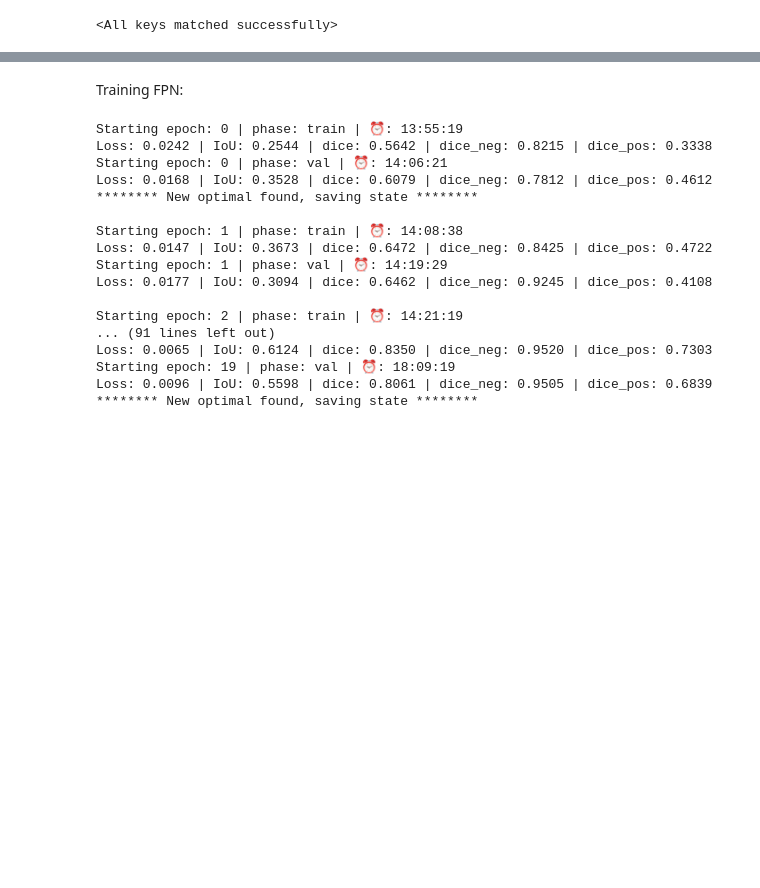
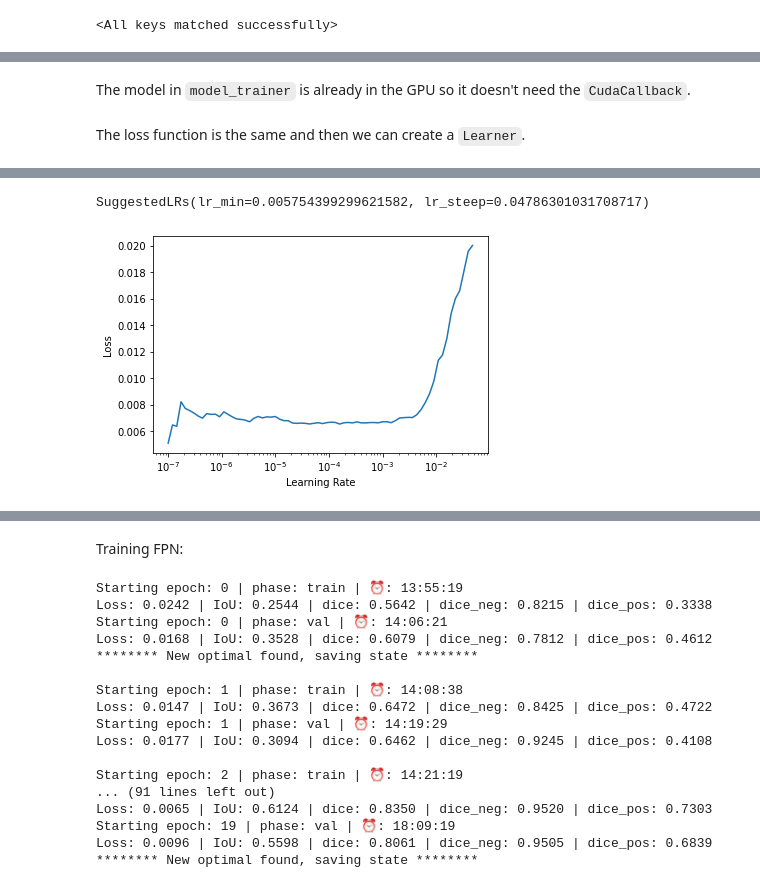
Before and after one commit to marcomatteo/steel_segmentation, a Jupyter notebook: Pytorch-FPN-ResNet34.ipynb, the cells around one changed output, grey strips where cells are left out. Drawn from its saved outputs; the diff is of its cells as text; code cells hidden in the pictures; blank space fills up the shorter version.

```diff
--- a/Pytorch-FPN-ResNet34.ipynb
+++ b/Pytorch-FPN-ResNet34.ipynb
@@ -83,0 +119,29 @@ model.load_state_dict(loaded_dict["state_dict"], strict=True)
+# %%
+def opt_func(params, lr=4e-5, *args, **kwargs):
+    """Basic optimizer wrapper function"""
+    return OptimWrapper(optim.Adam(params, lr=lr), *args, **kwargs)
+# %% [markdown]
+The model in `model_trainer` is already in the GPU so it doesn't need the `CudaCallback`.
+# %% [markdown]
+The loss function is the same and then we can create a `Learner`.
+# %%
+loss_fn = torch.nn.BCEWithLogitsLoss()
+# %%
+cbs = [
+    CudaCallback(),
+    CSVLogger(fname="fastai-FPN-ResNet34"),
+    ReduceLROnPlateau(monitor='valid_loss', min_delta=0.1, patience=2),
+    GradientAccumulation(n_acc=32),
+    SaveModelCallback()
+]
+# %%
+learn = Learner(
+    dls,
+    model,
+    loss_func=loss_fn,
+    opt_func=opt_func,
+    cbs=cbs,
+    metrics=ModDiceMulti).to_fp16()
+# %%
+learn.lr_find()
+# %% [output]
@@ -83,0 +149,2 @@ model.load_state_dict(loaded_dict["state_dict"], strict=True)
+SuggestedLRs(lr_min=0.005754399299621582, lr_steep=0.04786301031708717)
+[figure, added]
```
Also changed, not shown: parts of 21 cells of this notebook, 12 other files.
